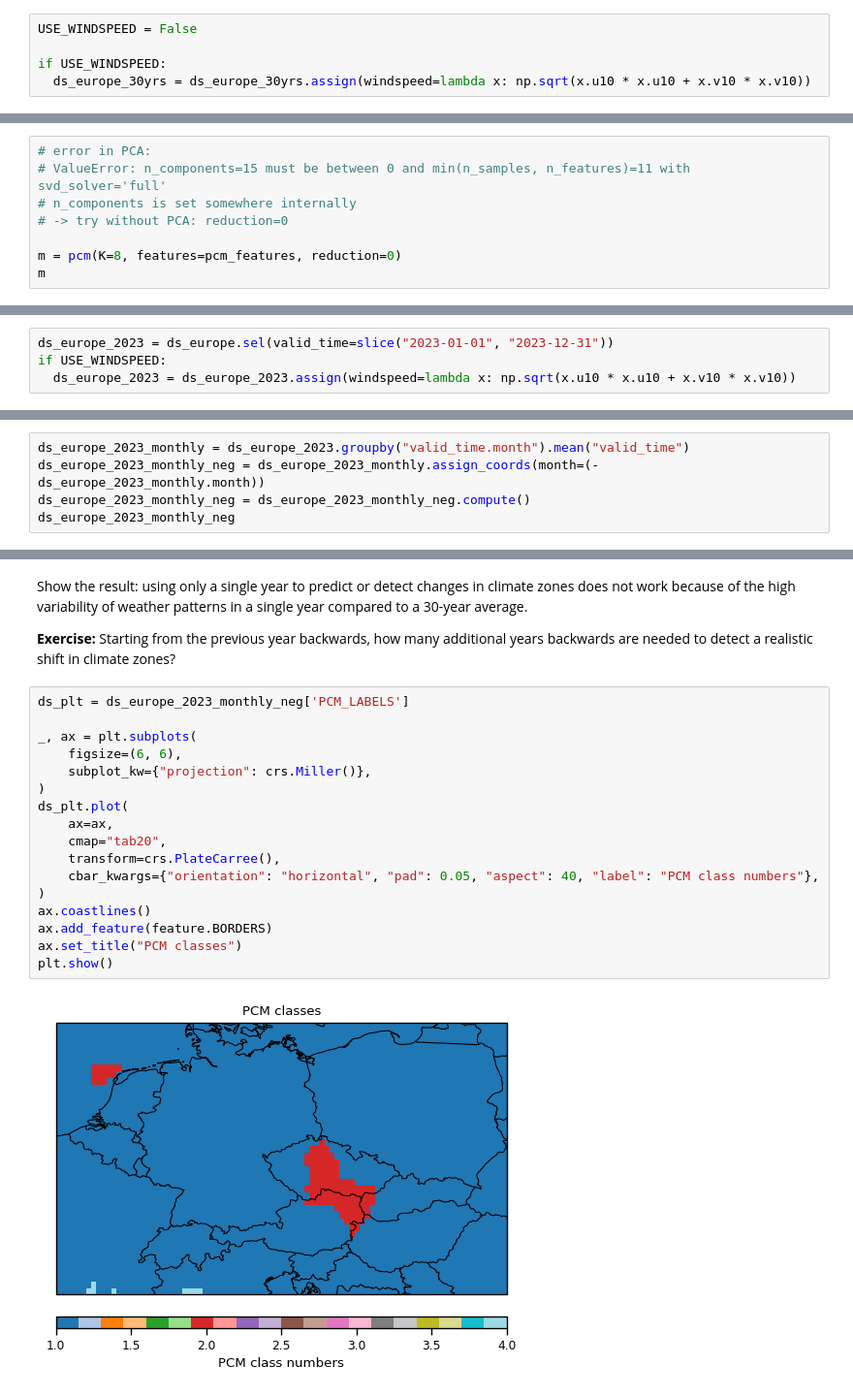
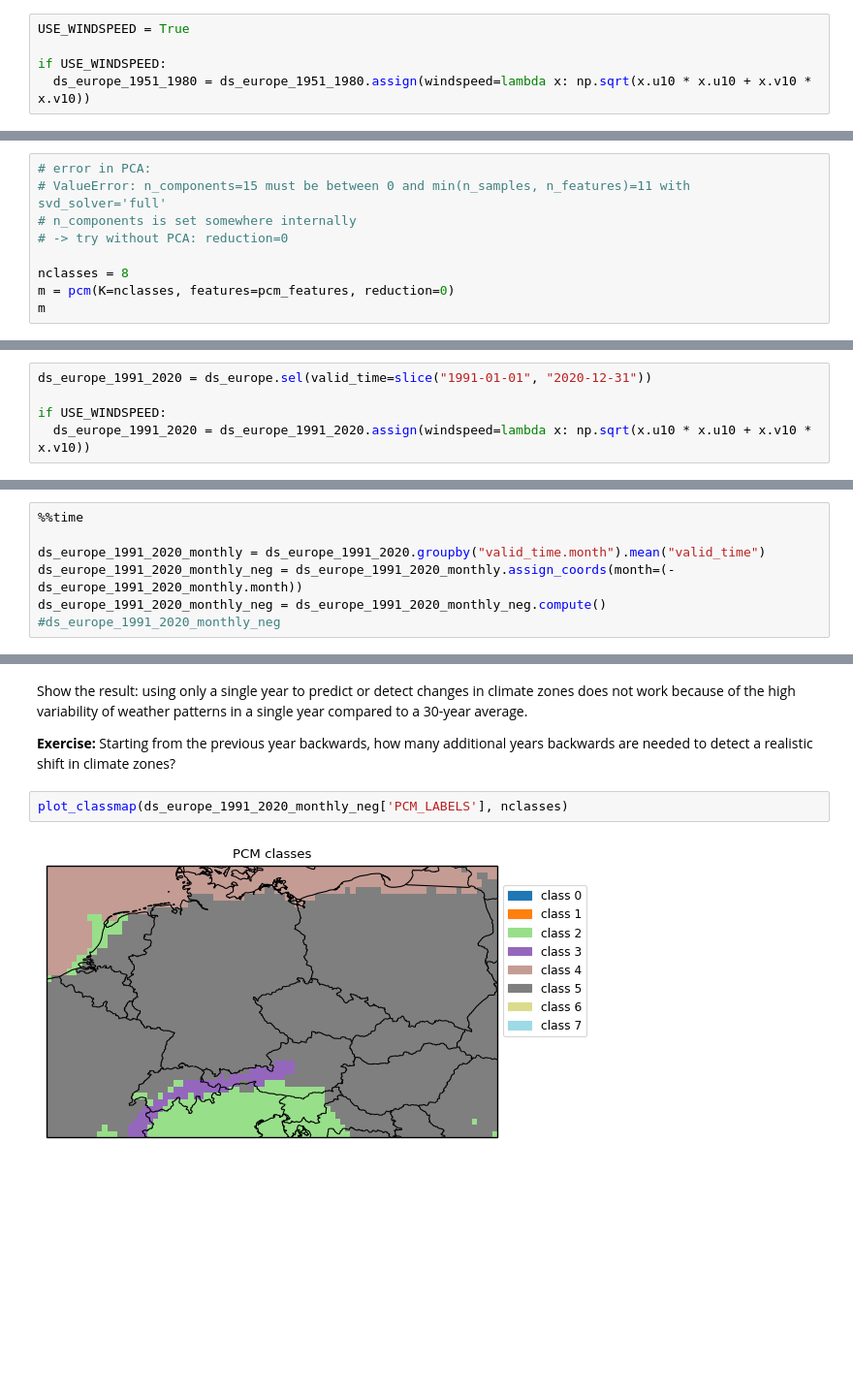
Before and after one commit to bopen/earthdatahub-notebooks, a Jupyter notebook: use-cases/tutorial_era5_climatology_modelling.ipynb, the cells around one changed output, grey strips where cells are left out. Shown at 97% size. Saved outputs shown, nothing was run; the diff lists cells and outputs as text; blank space fills up the shorter version.

```diff
--- a/use-cases/tutorial_era5_climatology_modelling.ipynb
+++ b/use-cases/tutorial_era5_climatology_modelling.ipynb
@@ -332,10 +225,10 @@ European Centre for Medium-Range Weather Forecasts
 # %% [markdown]
 Windspeed is an interesting variable to add to the modelling of climate zones, but it takes some time to calculate wind speed from the u and v components which must happen before any spatial or temporal aggregation. Therefore windspeed is disabled by default,but can be enabled by setting `USE_WINDSPEED` to `True`.
 # %%
-USE_WINDSPEED = False
+USE_WINDSPEED = True
 
 if USE_WINDSPEED:
-  ds_europe_30yrs = ds_europe_30yrs.assign(windspeed=lambda x: np.sqrt(x.u10 * x.u10 + x.v10 * x.v10))
+  ds_europe_1951_1980 = ds_europe_1951_1980.assign(windspeed=lambda x: np.sqrt(x.u10 * x.u10 + x.v10 * x.v10))
 # %% [markdown]
 Long-term monthly averages:
 # %%
@@ -517,6 +301,7 @@ We can now instantiate a PCM, say with 8 classes:
 # n_components is set somewhere internally
 # -> try without PCA: reduction=0
 
-m = pcm(K=8, features=pcm_features, reduction=0)
+nclasses = 8
+m = pcm(K=nclasses, features=pcm_features, reduction=0)
 m
 # %% [output]
@@ -701,12 +519,15 @@ For instance, let's predict labels for a single year:
 # %%
-ds_europe_2023 = ds_europe.sel(valid_time=slice("2023-01-01", "2023-12-31"))
+ds_europe_1991_2020 = ds_europe.sel(valid_time=slice("1991-01-01", "2020-12-31"))
+
 if USE_WINDSPEED:
-  ds_europe_2023 = ds_europe_2023.assign(windspeed=lambda x: np.sqrt(x.u10 * x.u10 + x.v10 * x.v10))
+  ds_europe_1991_2020 = ds_europe_1991_2020.assign(windspeed=lambda x: np.sqrt(x.u10 * x.u10 + x.v10 * x.v10))
 # %% [markdown]
 Aggregate to monthly data and prepare for PCM
 # %%
-ds_europe_2023_monthly = ds_europe_2023.groupby("valid_time.month").mean("valid_time")
-ds_europe_2023_monthly_neg = ds_europe_2023_monthly.assign_coords(month=(-ds_europe_2023_monthly.month))
-ds_europe_2023_monthly_neg = ds_europe_2023_monthly_neg.compute()
-ds_europe_2023_monthly_neg
+%%time
+
+ds_europe_1991_2020_monthly = ds_europe_1991_2020.groupby("valid_time.month").mean("valid_time")
+ds_europe_1991_2020_monthly_neg = ds_europe_1991_2020_monthly.assign_coords(month=(-ds_europe_1991_2020_monthly.month))
+ds_europe_1991_2020_monthly_neg = ds_europe_1991_2020_monthly_neg.compute()
+#ds_europe_1991_2020_monthly_neg
 # %% [output]
@@ -755,21 +561,6 @@ Show the result: using only a single year to predict or detect changes in climat
 
 **Exercise:** Starting from the previous year backwards, how many additional years backwards are needed to detect a realistic shift in climate zones?
 # %%
-ds_plt = ds_europe_2023_monthly_neg['PCM_LABELS']
-
-_, ax = plt.subplots(
-    figsize=(6, 6),
-    subplot_kw={"projection": crs.Miller()},
-)
-ds_plt.plot(
-    ax=ax,
-    cmap="tab20",
-    transform=crs.PlateCarree(),
-    cbar_kwargs={"orientation": "horizontal", "pad": 0.05, "aspect": 40, "label": "PCM class numbers"},
-)
-ax.coastlines()
-ax.add_feature(feature.BORDERS)
-ax.set_title("PCM classes")
-plt.show()
+plot_classmap(ds_europe_1991_2020_monthly_neg['PCM_LABELS'], nclasses)
 # %% [output]
-[figure, old version]
+[figure, new version]
```
Also changed, not shown: parts of 26 cells of this notebook.
